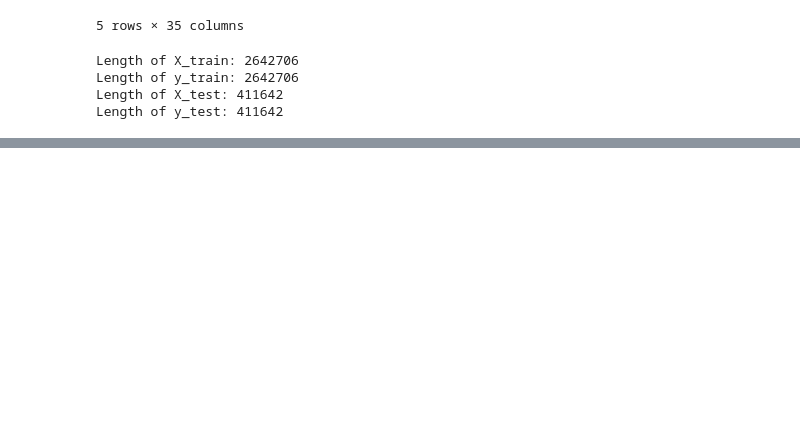
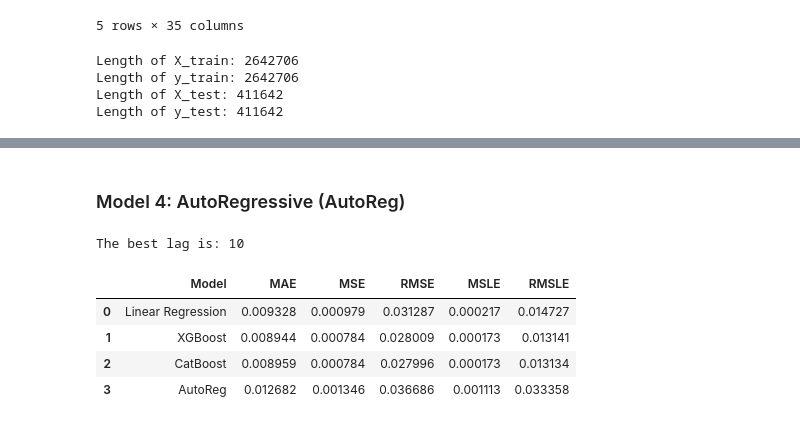
Before and after one commit to GlennRockson/Store_Sales_Predictions, a Jupyter notebook: main.ipynb, the cells around one changed output, grey strips where cells are left out. Drawn from its saved outputs; the diff is of its cells as text; code cells hidden in the pictures; blank space fills up the shorter version.

```diff
--- a/main.ipynb
+++ b/main.ipynb
@@ -1564,0 +1730,51 @@ Length of y_test: 411642
+# %% [markdown]
+### Model 4: AutoRegressive (AutoReg)
+# %%
+# Determine the best lag using Akaike Information Criterion (AIC)
+max_lag = 10  # Define the maximum lag order to consider
+best_aic = float('inf')  # Initialize best_aic to positive infinity
+best_lag = 0  # Initialize best_lag to zero
+
+for lag in range(1, max_lag + 1):
+    aic_AR_model = AutoReg(y_train, lags=lag)
+    aic_AR_model_fit = aic_AR_model.fit()
+    aic = -2 * aic_AR_model_fit.llf + 2 * (lag + 1)  # Calculate AIC manually
+    if aic < best_aic:
+        best_aic = aic
+        best_lag = lag
+
+# Print the best lag
+print(f'The best lag is: {best_lag}')
+# %% [output]
+The best lag is: 10
+# %%
+# Initialize the model
+AR_model = AutoReg(y_train, lags=best_lag)
+
+# Fit the model
+AR_model_fit = AR_model.fit()
+
+# Make predictions
+AR_start = len(y_train)
+AR_end = len(y_train) + len(y_val) - 1
+AR_pred = AR_model_fit.predict(start=AR_start, end=AR_end)
+
+# Calculate evaluation metrics
+AR_mae = mean_absolute_error(y_val, AR_pred)
+AR_mse = mean_squared_error(y_val, AR_pred)
+AR_rmse = np.sqrt(AR_mse)
+AR_msle = mean_squared_log_error(y_val, AR_pred)
+AR_rmsle = np.sqrt(AR_msle)
+
+# Create a dictionary for the evaluation metrics of the AR model
+AR_evaluation_metrics = pd.DataFrame({'Model': ['AutoReg'], 'MAE': [AR_mae], 'MSE': [AR_mse], 'RMSE': [AR_rmse], 'MSLE': [AR_msle], 'RMSLE': [AR_rmsle]})
+
+# Add the AR evaluation metrics to the results DataFrame, then print the results DataFrame
+results = pd.concat([results, AR_evaluation_metrics], ignore_index=True)
+results
+# %% [output]
+|  | Model | MAE | MSE | RMSE | MSLE | RMSLE |
+| 0 | Linear Regression | 0.009328 | 0.000979 | 0.031287 | 0.000217 | 0.014727 |
+| 1 | XGBoost | 0.008944 | 0.000784 | 0.028009 | 0.000173 | 0.013141 |
+| 2 | CatBoost | 0.008959 | 0.000784 | 0.027996 | 0.000173 | 0.013134 |
+| 3 | AutoReg | 0.012682 | 0.001346 | 0.036686 | 0.001113 | 0.033358 |
```
Also changed, not shown: parts of 15 cells of this notebook, 4 other files.
